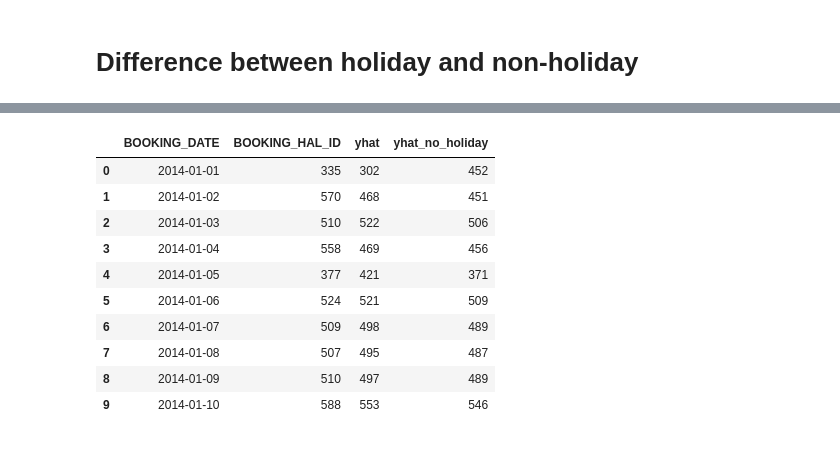
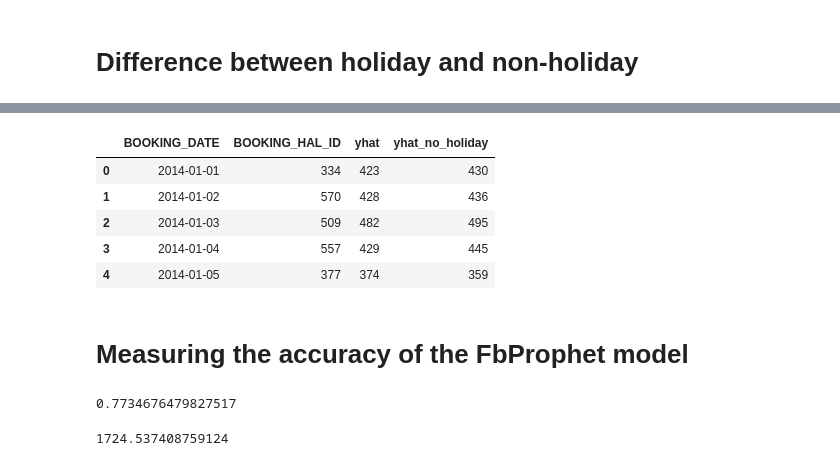
Before and after one commit to jawaharreddy/Flinkster-Data-Analysis, a Jupyter notebook: prediction_using_FbProphet.ipynb, the cells around one changed output, grey strips where cells are left out. Cells and saved outputs as stored; diff of their text form; code cells hidden in the pictures.

```diff
--- a/prediction_using_FbProphet.ipynb
+++ b/prediction_using_FbProphet.ipynb
@@ -194,26 +264,21 @@ per_day.head()
 result_df = per_day.join(final_df, rsuffix="del")
 # %%
 result_df = result_df.rename(columns={'ds':'BOOKING_DATE','y':'BOOKING_HAL_ID'})
-# %%
-cols = [3,4]
-result_df = result_df.drop(result_df.columns[cols], axis=1)
-# %%
-cols = [2,3,4]
-result_df = result_df.drop(result_df.columns[cols], axis=1)
+# %%
+result_df['BOOKING_HAL_ID']= np.exp(result_df['BOOKING_HAL_ID'])
+result_df['yhat']= np.exp(result_df['yhat'])
+result_df['yhat_no_holiday']= np.exp(result_df['yhat_no_holiday'])
 # %%
-cols = ['yhat', 'yhat_no_holiday']
+cols = ['BOOKING_HAL_ID','yhat', 'yhat_no_holiday']
 result_df[cols] = result_df[cols].applymap(np.int64)
 # %%
-result_df.head(10)
+result_df.head()
 # %% [output]
 |  | BOOKING_DATE | BOOKING_HAL_ID | yhat | yhat_no_holiday |
-| 0 | 2014-01-01 | 335 | 302 | 452 |
-| 1 | 2014-01-02 | 570 | 468 | 451 |
-| 2 | 2014-01-03 | 510 | 522 | 506 |
-| 3 | 2014-01-04 | 558 | 469 | 456 |
-| 4 | 2014-01-05 | 377 | 421 | 371 |
-| 5 | 2014-01-06 | 524 | 521 | 509 |
-| 6 | 2014-01-07 | 509 | 498 | 489 |
-| 7 | 2014-01-08 | 507 | 495 | 487 |
-| 8 | 2014-01-09 | 510 | 497 | 489 |
-| 9 | 2014-01-10 | 588 | 553 | 546 |
+| 0 | 2014-01-01 | 334 | 423 | 430 |
+| 1 | 2014-01-02 | 570 | 428 | 436 |
+| 2 | 2014-01-03 | 509 | 482 | 495 |
+| 3 | 2014-01-04 | 557 | 429 | 445 |
+| 4 | 2014-01-05 | 377 | 374 | 359 |
+# %% [markdown]
+# Measuring the accuracy of the FbProphet model
@@ -219,0 +289,8 @@ result_df.head(10)
+# %%
+r2_score(result_df.BOOKING_HAL_ID, result_df.yhat)
+# %% [output]
+0.7734676479827517
+# %%
+mean_squared_error(result_df.BOOKING_HAL_ID, result_df.yhat)
+# %% [output]
+1724.537408759124
```
Also changed, not shown: parts of 53 cells of this notebook.
